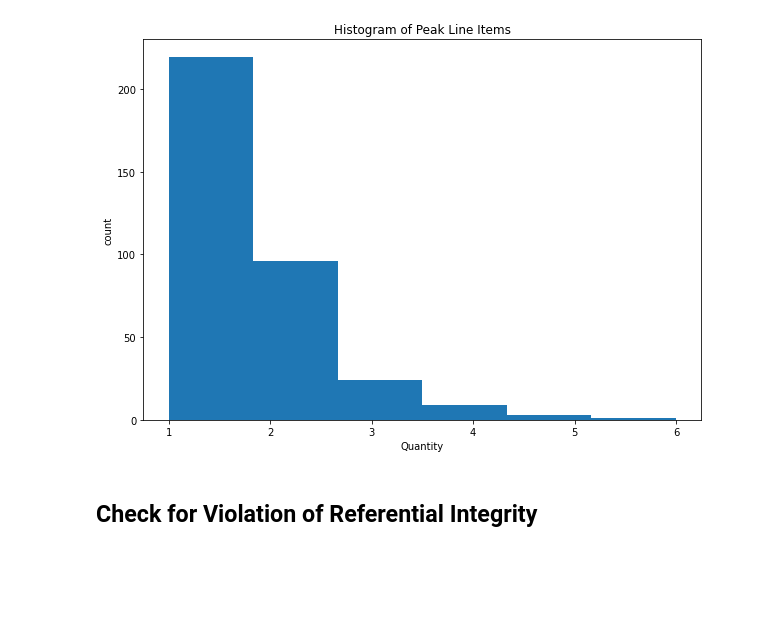
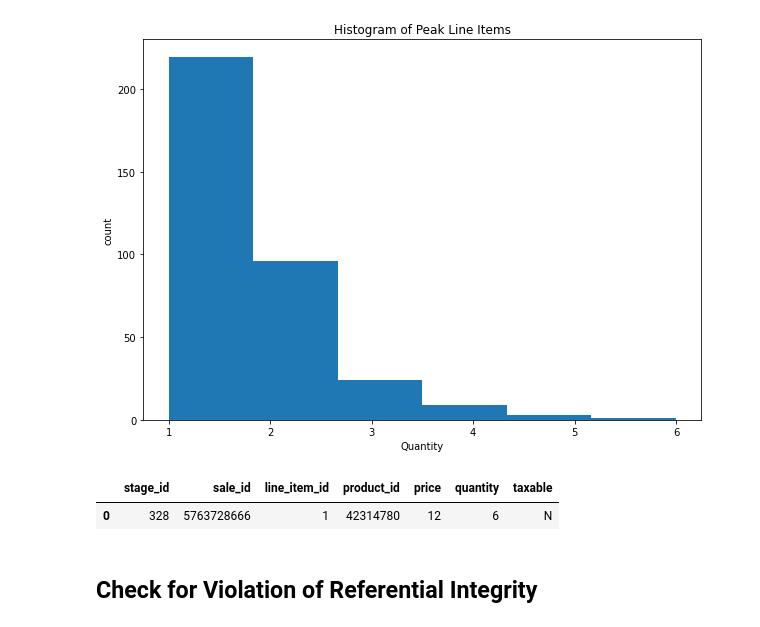
Before and after one commit to scabanela-ischool/Data_Engineering_Proj2_Tracking_User_Activity, a Jupyter notebook: project_2_7.ipynb, the cells around one changed output. Saved outputs shown, nothing was run; the diff lists cells and outputs as text; code cells hidden in the pictures; blank space fills up the shorter version.

```diff
--- a/project_2_7.ipynb
+++ b/project_2_7.ipynb
@@ -300,6 +302,23 @@ plt.ylabel('count')
 plt.show()
 # %% [output]
 [figure]
+# %%
+rollback_before_flag = True
+rollback_after_flag = True
+
+query = """
+
+select *
+from stage_1_peak_line_items
+where quantity::numeric = 6
+
+
+"""
+
+my_select_query_pandas(query, rollback_before_flag, rollback_after_flag)
+# %% [output]
+|  | stage_id | sale_id | line_item_id | product_id | price | quantity | taxable |
+| 0 | 328 | 5763728666 | 1 | 42314780 | 12 | 6 | N |
 # %% [markdown]
 ## Check for Violation of Referential Integrity
 # %%
```
Also changed, not shown: parts of 18 cells of this notebook.
